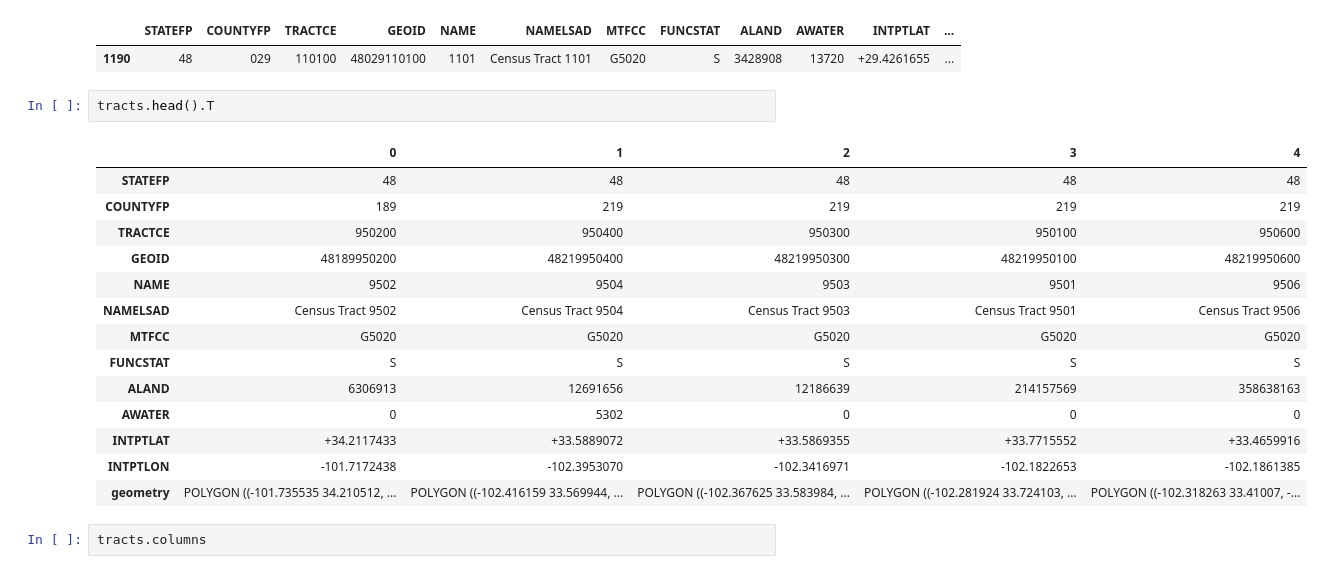
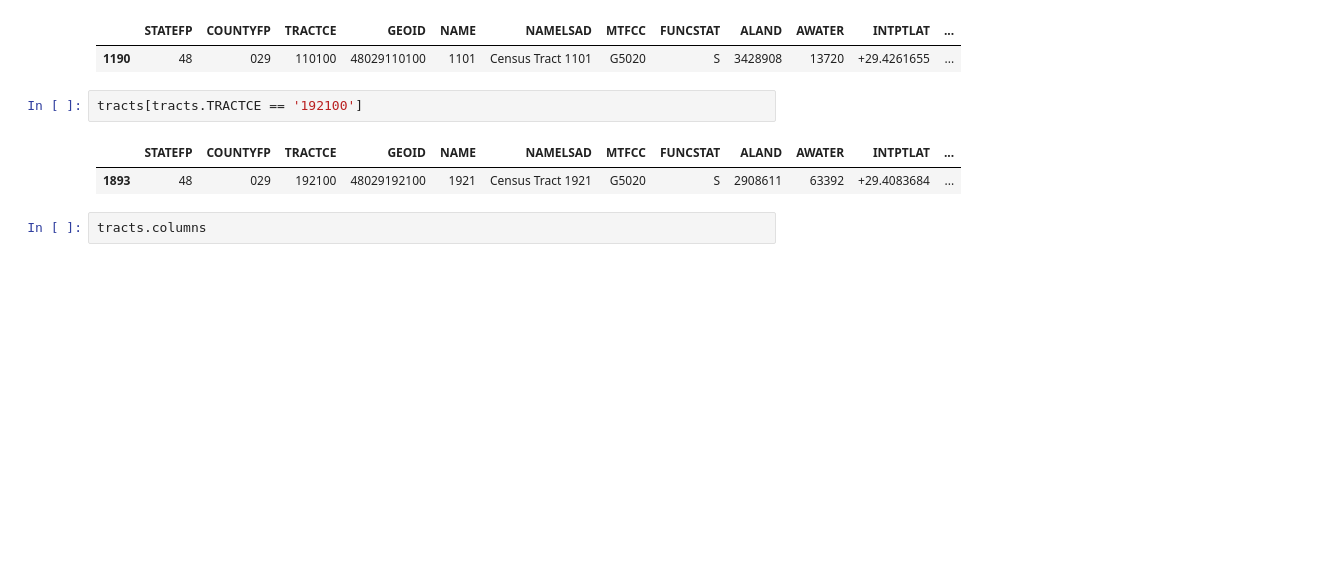
Before and after one commit to corey-baughman/014_personal_project, a Jupyter notebook: acquire.ipynb, the cells around one changed output. Cells and saved outputs as stored; diff of their text form; blank space fills up the shorter version.

```diff
--- a/acquire.ipynb
+++ b/acquire.ipynb
@@ -39,22 +39,10 @@ tract
 |  | STATEFP | COUNTYFP | TRACTCE | GEOID | NAME | NAMELSAD | MTFCC | FUNCSTAT | ALAND | AWATER | INTPTLAT | ... |
 | 1190 | 48 | 029 | 110100 | 48029110100 | 1101 | Census Tract 1101 | G5020 | S | 3428908 | 13720 | +29.4261655 | ... |
 # %%
-tracts.head().T
+tracts[tracts.TRACTCE == '192100']
 # %% [output]
-|  | 0 | 1 | 2 | 3 | 4 |
-| STATEFP | 48 | 48 | 48 | 48 | 48 |
-| COUNTYFP | 189 | 219 | 219 | 219 | 219 |
-| TRACTCE | 950200 | 950400 | 950300 | 950100 | 950600 |
-| GEOID | 48189950200 | 48219950400 | 48219950300 | 48219950100 | 48219950600 |
-| NAME | 9502 | 9504 | 9503 | 9501 | 9506 |
-| NAMELSAD | Census Tract 9502 | Census Tract 9504 | Census Tract 9503 | Census Tract 9501 | Census Tract 9506 |
-| MTFCC | G5020 | G5020 | G5020 | G5020 | G5020 |
-| FUNCSTAT | S | S | S | S | S |
-| ALAND | 6306913 | 12691656 | 12186639 | 214157569 | 358638163 |
-| AWATER | 0 | 5302 | 0 | 0 | 0 |
-| INTPTLAT | +34.2117433 | +33.5889072 | +33.5869355 | +33.7715552 | +33.4659916 |
-| INTPTLON | -101.7172438 | -102.3953070 | -102.3416971 | -102.1822653 | -102.1861385 |
-| geometry | POLYGON ((-101.735535 34.210512, ... | POLYGON ((-102.416159 33.569944, ... | POLYGON ((-102.367625 33.583984, ... | POLYGON ((-102.281924 33.724103, ... | POLYGON ((-102.318263 33.41007, -... |
+|  | STATEFP | COUNTYFP | TRACTCE | GEOID | NAME | NAMELSAD | MTFCC | FUNCSTAT | ALAND | AWATER | INTPTLAT | ... |
+| 1893 | 48 | 029 | 192100 | 48029192100 | 1921 | Census Tract 1921 | G5020 | S | 2908611 | 63392 | +29.4083684 | ... |
 # %%
 tracts.columns
 # %% [output]
```
Also changed, not shown: parts of 3 cells of this notebook, 3 other files.
